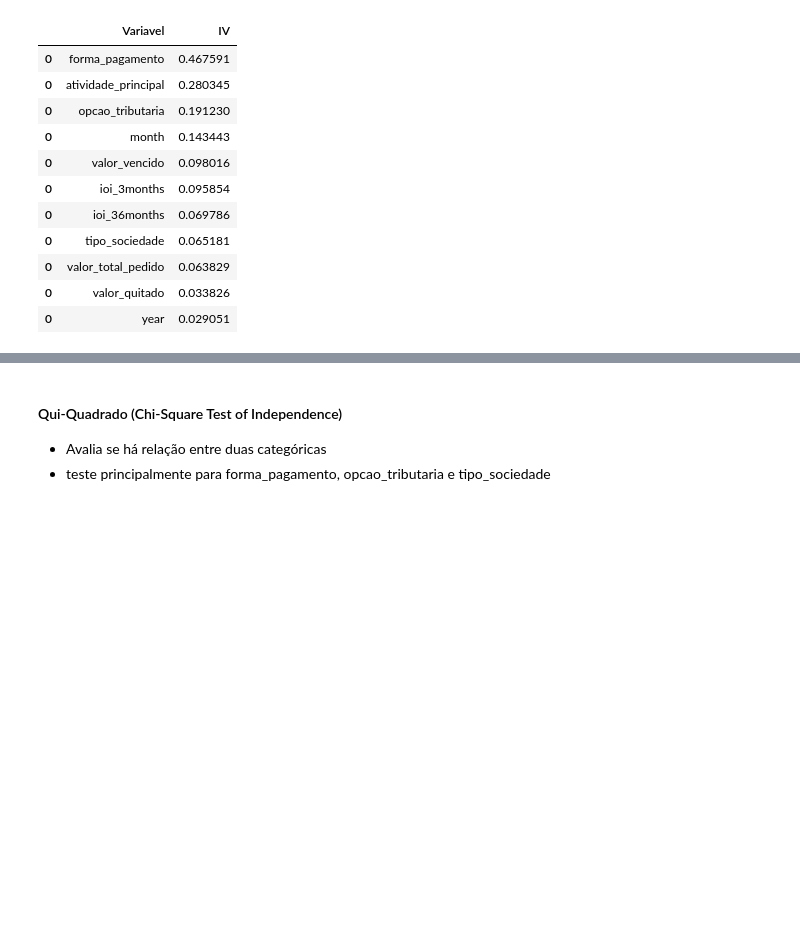
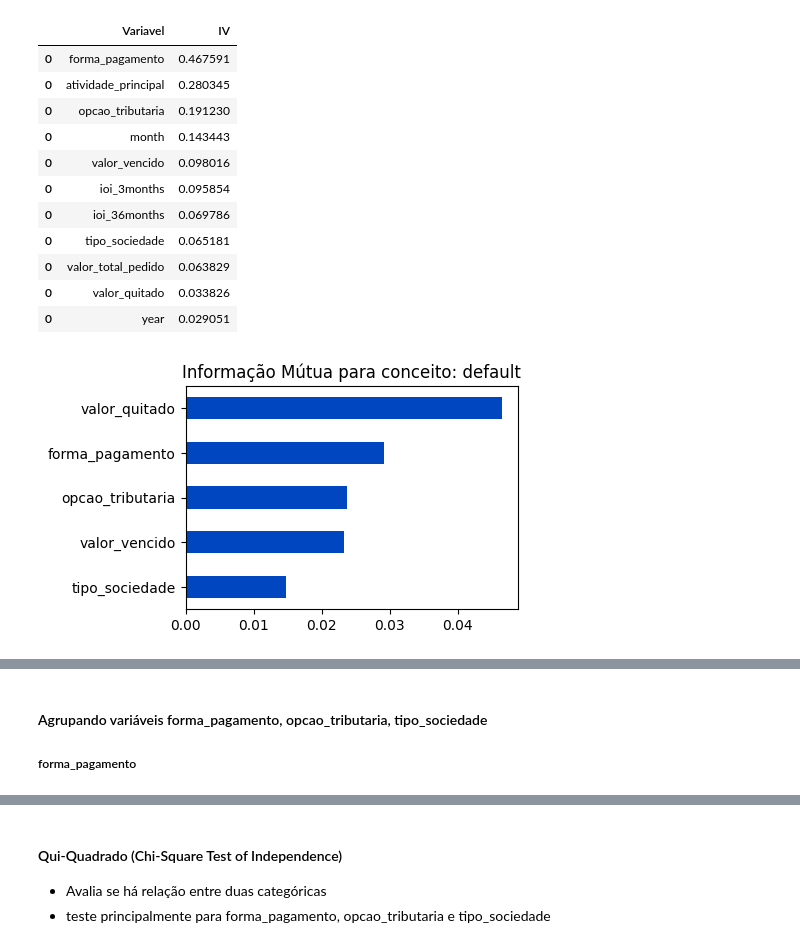
Before and after one commit to natfaria/x_health, a Jupyter notebook: notebooks/analise_exploratoria.ipynb, the cells around one changed output, grey strips where cells are left out. Drawn from its saved outputs; the diff is of its cells as text; code cells hidden in the pictures; blank space fills up the shorter version.

```diff
--- a/notebooks/analise_exploratoria.ipynb
+++ b/notebooks/analise_exploratoria.ipynb
@@ -600,5 +608,25 @@ Variáveis com IV > 0.02
 | 0 | valor_total_pedido | 0.063829 |
 | 0 | valor_quitado | 0.033826 |
 | 0 | year | 0.029051 |
+# %%
+from sklearn.preprocessing import LabelEncoder
+
+# Criando uma cópia do DataFrame original
+df_encoded = df_correlacao.copy()
+
+# Lista de variáveis categóricas
+categorical_features = ['forma_pagamento', 'opcao_tributaria', 'tipo_sociedade']
+
+# Aplicando Label Encoding
+for col in categorical_features:
+    df_encoded[col] = LabelEncoder().fit_transform(df_encoded[col].astype(str))
+
+# Lista de variáveis preditoras
+features = ['forma_pagamento', 'opcao_tributaria', 'tipo_sociedade', 'valor_vencido', 'valor_quitado']
+
+# Chamando a função de plot
+plot_mi(database=df_encoded, features=features, target_variable=inadimplencia, n=10, figsize=(5, 3))
+# %% [output]
+[figure, added]
 # %% [markdown]
 forma_pagamento, opcao_tributaria, tipo_sociedade são potencialmente preditivas
@@ -605 +634,4 @@ forma_pagamento, opcao_tributaria, tipo_sociedade são potencialmente preditivas
 analisar  atividade_principal pelo WoE em algumas categorias
+# %% [markdown]
+#### Agrupando variáveis forma_pagamento, opcao_tributaria, tipo_sociedade
+##### forma_pagamento
```
Also changed, not shown: parts of 18 cells of this notebook, 1 other file.
